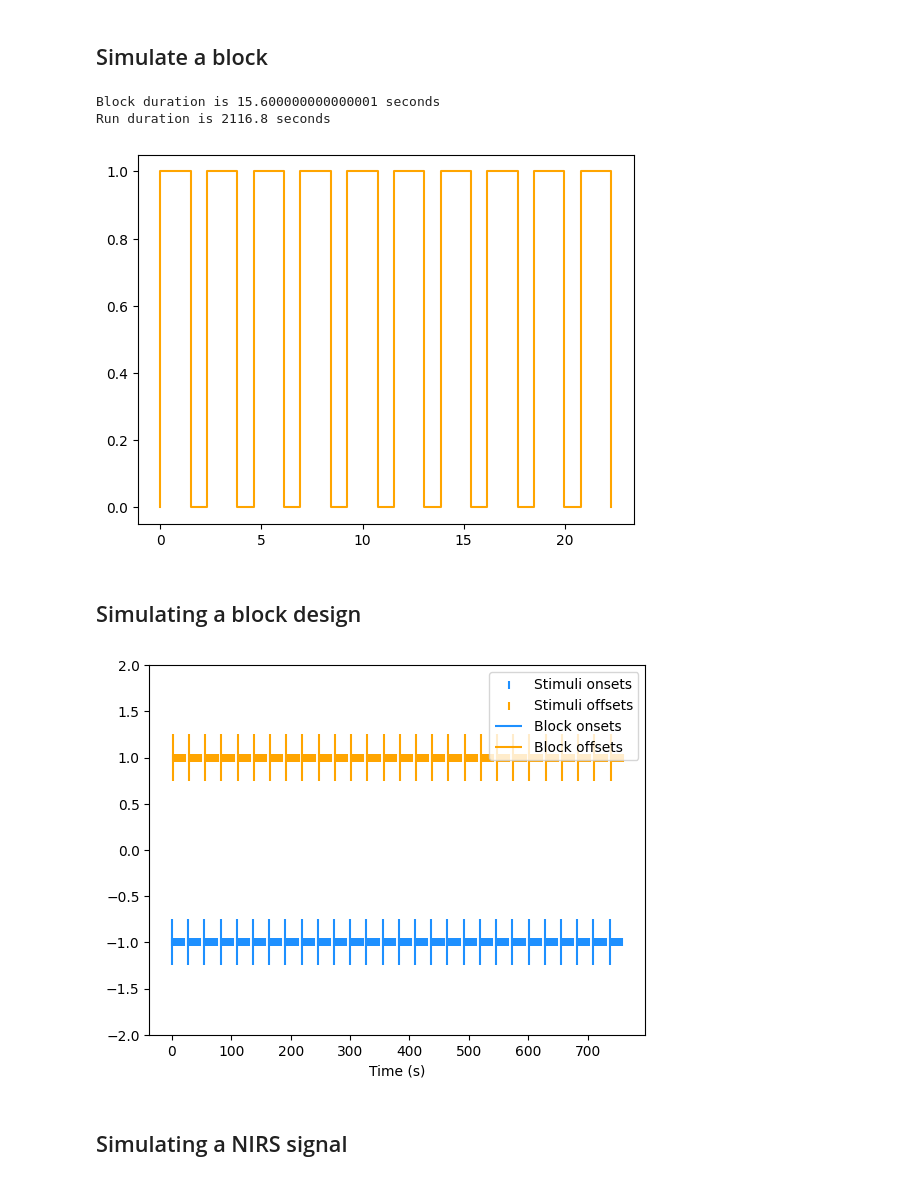
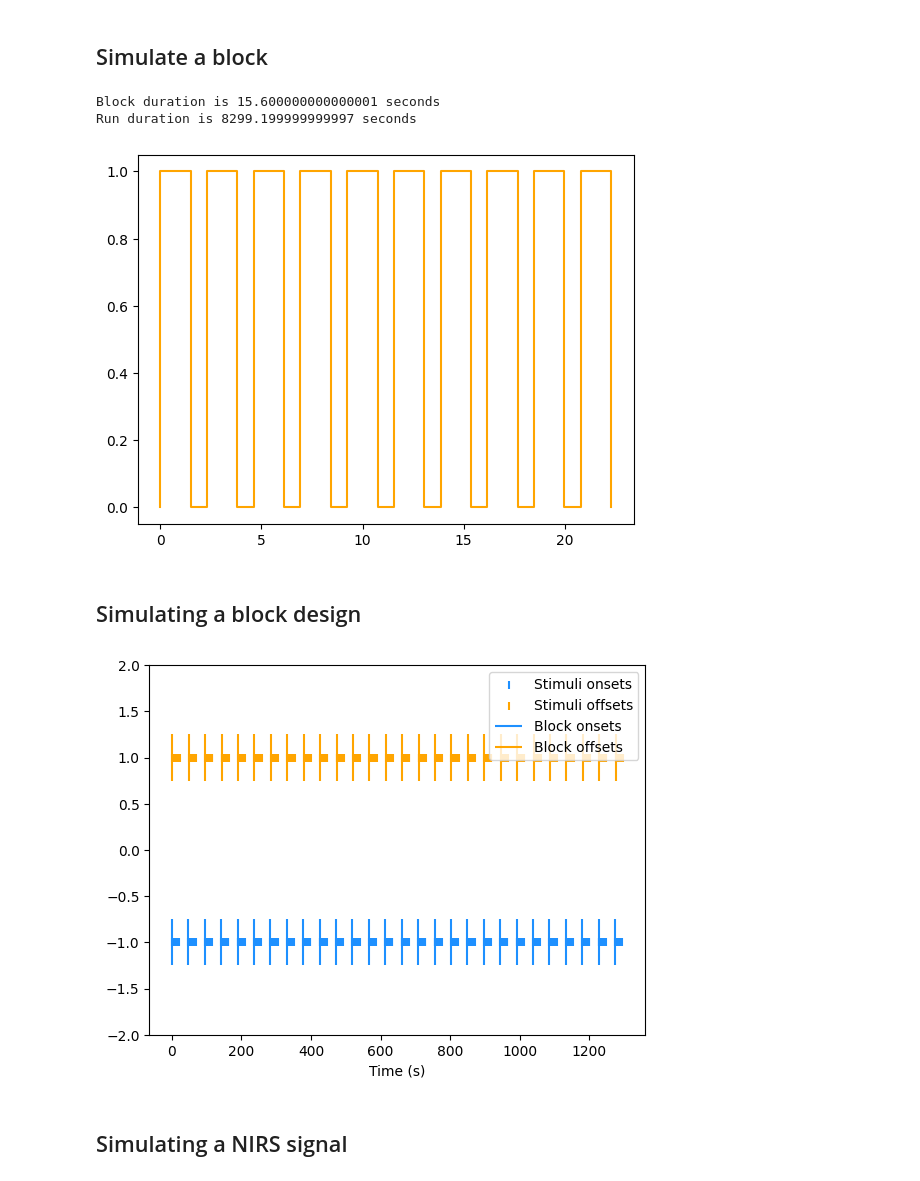
Before and after one commit to gongcastro/fnirs-sim, a Jupyter notebook: docs/index.ipynb, the cells around one changed output. Cells and saved outputs as stored; diff of their text form; code cells hidden in the pictures.

```diff
--- a/docs/index.ipynb
+++ b/docs/index.ipynb
@@ -107,10 +108,10 @@ block_duration = np.sum(
     [ISI] * int(N_STIM / 2))
 print(f"Block duration is {block_duration} seconds")
 
-run_duration = np.sum([block_duration] * n_blocks + ibi * n_blocks)
+run_duration = np.sum(np.repeat(block_duration, N_BLOCKS + IBI * N_BLOCKS))
 print(f"Run duration is {run_duration} seconds")
 
-onsets, offsets = sim_block(n_stim, stim_duration , isi)
+onsets, offsets = sim_block(N_STIM, STIM_DURATION, ISI)
 
 boxcar = np.hstack([[x, x, y, y] for (x, y) in zip(onsets, offsets)])
 plt.plot(boxcar,
@@ -120,31 +121,34 @@ plt.plot(boxcar,
 plt.show()
 # %% [output]
 Block duration is 15.600000000000001 seconds
-Run duration is 2116.8 seconds
+Run duration is 8299.199999999997 seconds
 [figure]
 # %% [markdown]
 ## Simulating a block design
 # %%
-onset_design, offset_design = sim_design(n_blocks=n_blocks)
+blocks_labels = ["A", "B"]
+blocks = blocks_labels * int(N_BLOCKS / len(blocks_labels))
+
+_, onset_design, offset_design = sim_design(blocks=blocks)
 block_onsets = np.min(onset_design, axis=1)
 block_offsets = np.min(offset_design, axis=1)
 y_onsets = np.vstack([np.repeat(-1, len(x)) for x in onset_design])
 y_offsets = np.vstack([np.repeat(1, len(x)) for x in offset_design])
 
 plt.scatter(onset_design, y_onsets, marker="|",
             label="Stimuli onsets", color="dodgerblue")
 plt.scatter(offset_design, y_offsets, marker="|",
             label="Stimuli offsets", color="orange")
 plt.vlines(block_onsets, ymin=-1.25, ymax=-0.75,
            label="Block onsets", colors="dodgerblue")
 plt.vlines(block_offsets, ymin=0.75, ymax=1.25,
            label="Block offsets", colors="orange")
 plt.legend(loc="upper right")
 plt.xlabel(xlabel="Time (s)")
 plt.ylim([-2, 2])
 plt.show()
 # %% [output]
-[figure, old version]
+[figure, new version]
 # %% [markdown]
 ## Simulating a NIRS signal
 # %%
```
Also changed, not shown: parts of 13 cells of this notebook, 2 other files.
